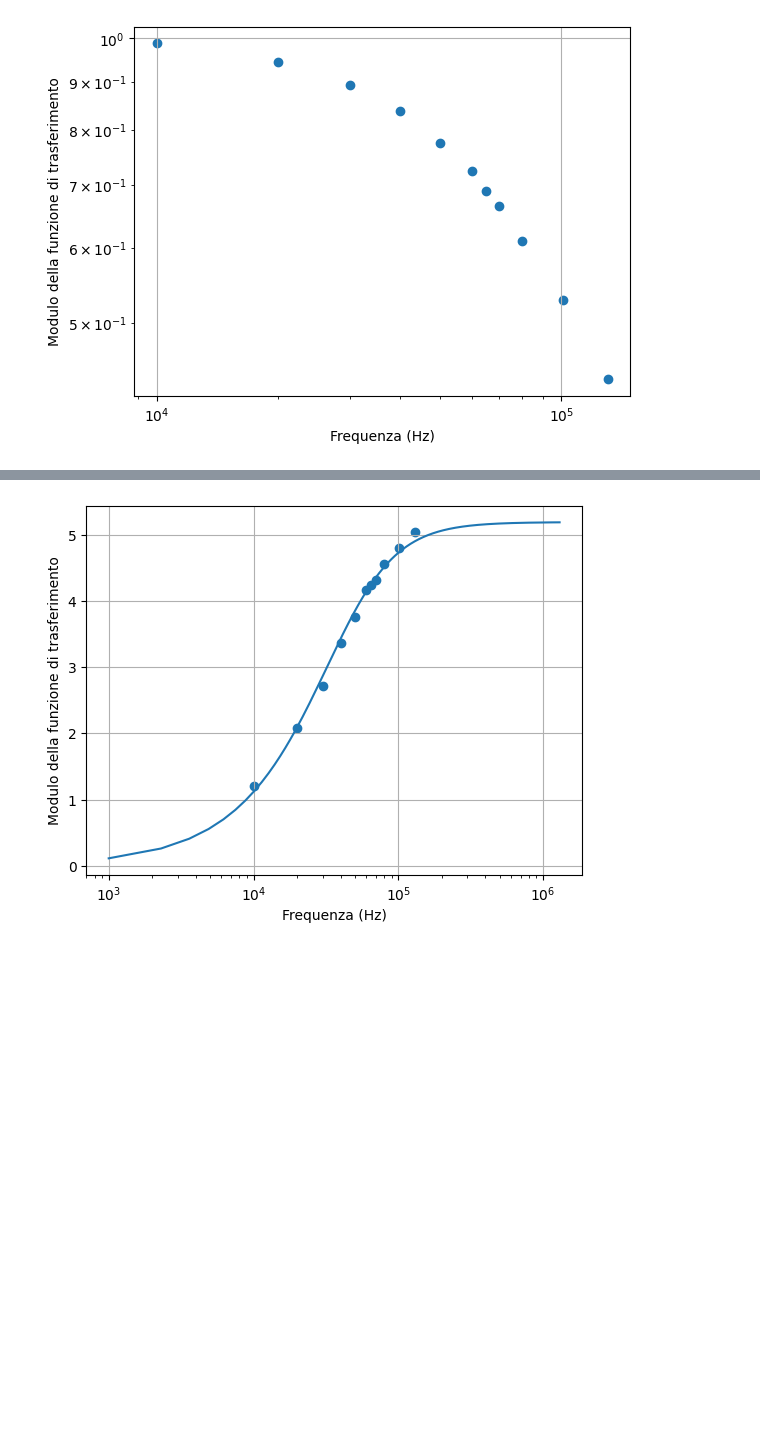
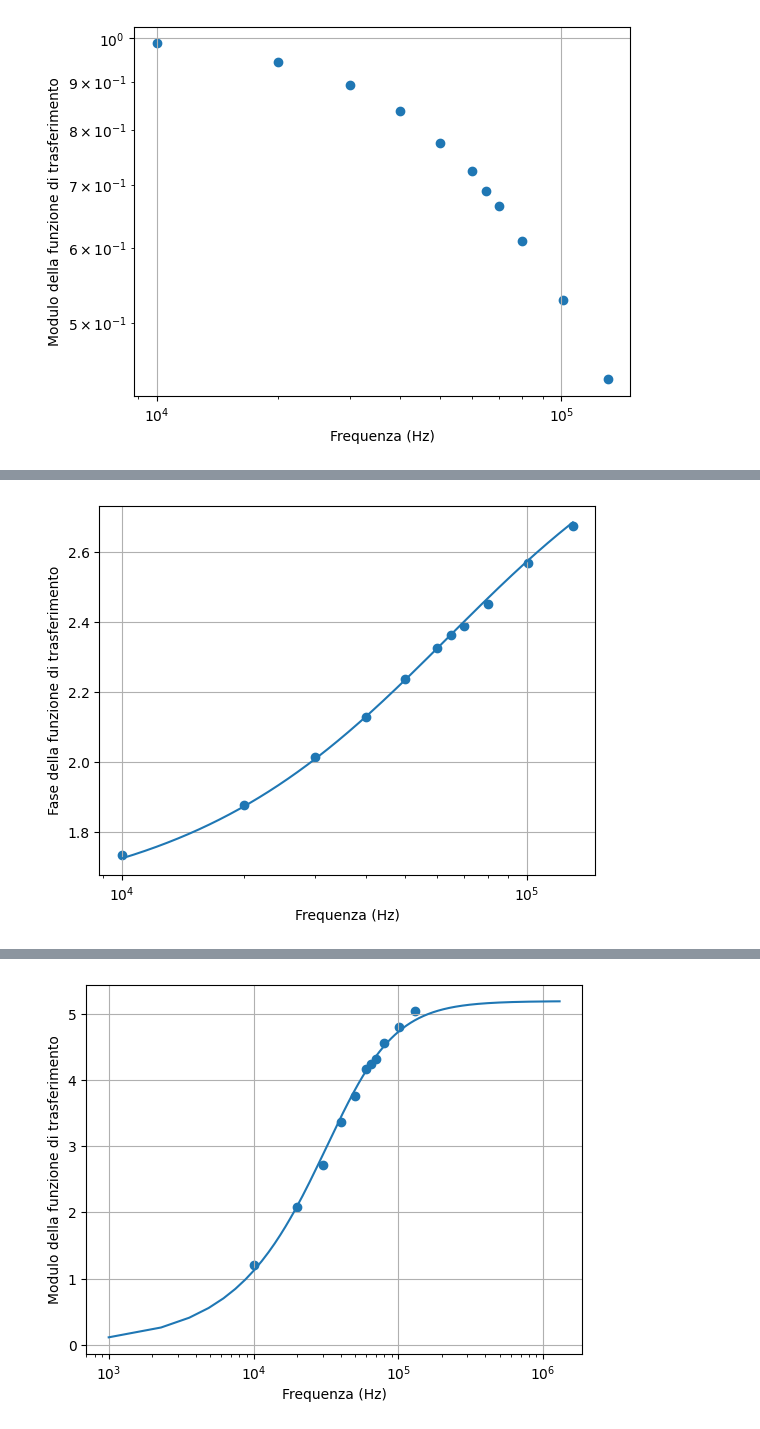
Before and after one commit to ARossiUnimib/Laboratorio-2---Gruppo-21-A.A.-2023-24, a Jupyter notebook: Notebooks/Circuiti_3/Circuiti_3.ipynb, the cells around one changed output, grey strips where cells are left out. Saved outputs shown, nothing was run; the diff lists cells and outputs as text; code cells hidden in the pictures; blank space fills up the shorter version.

```diff
--- a/Notebooks/Circuiti_3/Circuiti_3.ipynb
+++ b/Notebooks/Circuiti_3/Circuiti_3.ipynb
@@ -201,0 +74,20 @@ plt.show()
+# %%
+def model(x,a):
+    return a / x
+
+tan_ph = np.tan(phdiff)
+ph_err = 0.04 * tan_ph
+
+minimi_quadrati = LeastSquares(freq, tan_ph, ph_err, model)
+
+m = Minuit(minimi_quadrati, a = -100)
+m.migrad()
+m.hesse()
+display(m)
+
+def func(x):
+    return chi2.cdf(x,m.ndof)
+
+pvalue = func(np.inf) - func(m.fval)
+print("p value: " + str(pvalue))
+print(m.ndof)
@@ -201,0 +107,15 @@ plt.show()
+# %%
+fig,ax = plt.subplots(1,1)
+ax.set_xlabel("Frequenza (Hz)")
+ax.set_ylabel("Fase della funzione di trasferimento")
+ax.set_xscale("log")
+
+plt.scatter(freq, phdiff)
+x = np.linspace(min(freq),max(freq),10000)
+y = np.pi + np.arctan(model(x,m.values["a"]))
+plt.plot(x,y)
+
+plt.grid()
+plt.show()
+# %% [output]
+[figure, added]
```
Also changed, not shown: parts of 33 cells of this notebook.
